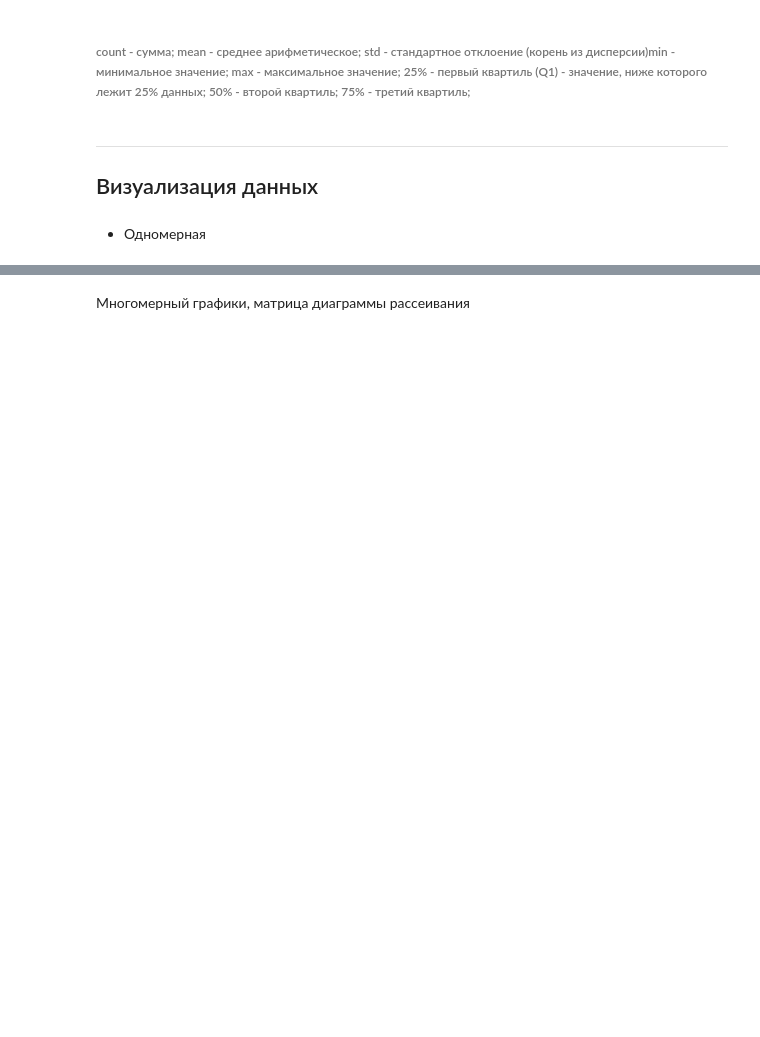
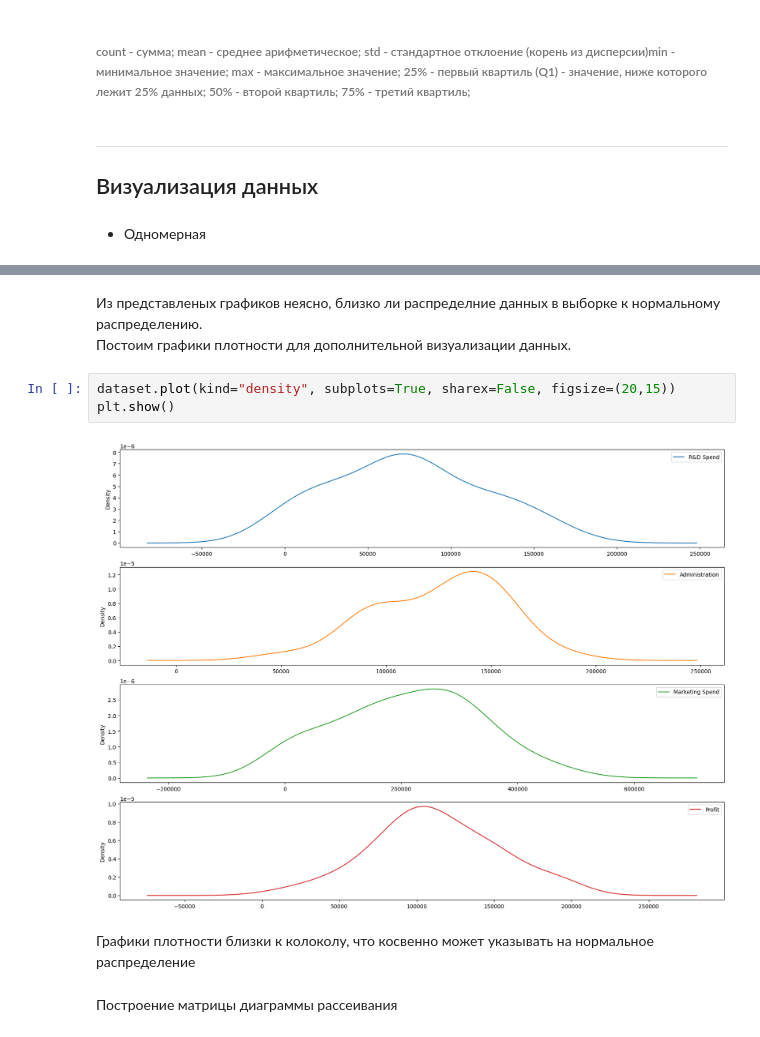
Before and after one commit to Temchik-X/DataMiningML, a Jupyter notebook: Lab_1.ipynb, the cells around one changed output, grey strips where cells are left out. Drawn from its saved outputs; the diff is of its cells as text; blank space fills up the shorter version.

```diff
--- a/Lab_1.ipynb
+++ b/Lab_1.ipynb
@@ -113,5 +140,16 @@ plt.show()
+# %% [markdown]
+Из представленых графиков неясно, близко ли распределние данных в выборке к нормальному распределению.
+<br>
+Постоим графики плотности для дополнительной визуализации данных.
+# %%
+dataset.plot(kind="density", subplots=True, sharex=False, figsize=(20,15))
+plt.show()
+# %% [output]
+[figure, added]
+# %% [markdown]
+Графики плотности близки к колоколу, что косвенно может указывать на нормальное распределение
 # %% [markdown]
-Многомерный графики, матрица диаграммы рассеивания
+Построение матрицы диаграммы рассеивания
 # %%
 scatter_matrix(dataset, figsize=(12,12))
 # %% [output]
```
Also changed, not shown: parts of 19 cells of this notebook.
